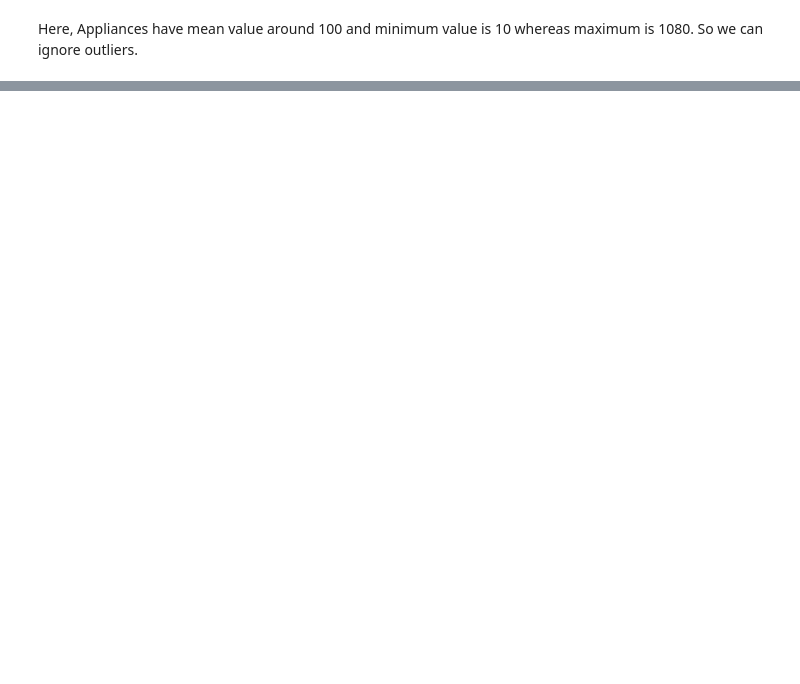
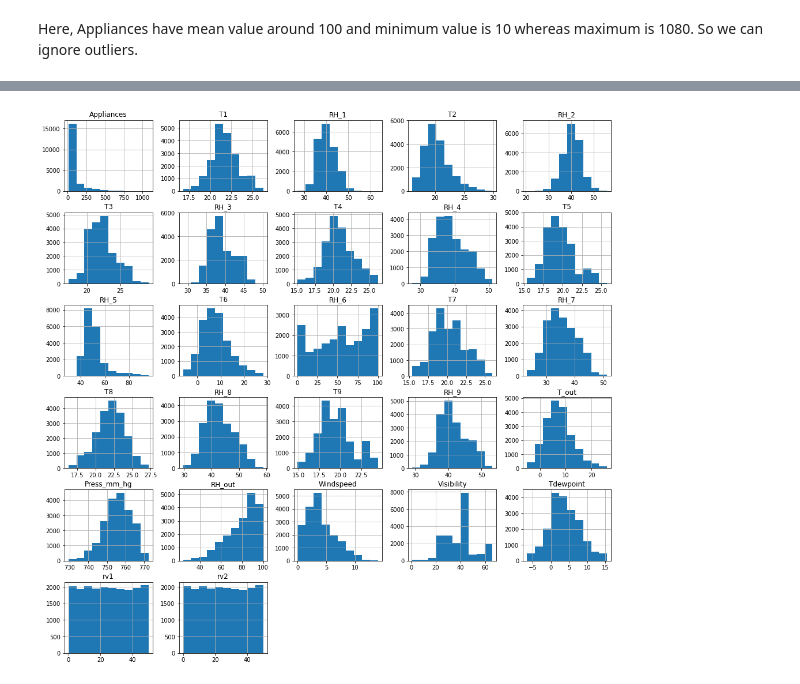
Before and after one commit to meetdelvadiya/Appliance-Energy-Prediction, a Jupyter notebook: Appliance_Energy_Prediction_Project_Meet_Delvadiya.ipynb, the cells around one changed output, grey strips where cells are left out. Drawn from its saved outputs; the diff is of its cells as text; code cells hidden in the pictures; blank space fills up the shorter version.

```diff
--- a/Appliance_Energy_Prediction_Project_Meet_Delvadiya.ipynb
+++ b/Appliance_Energy_Prediction_Project_Meet_Delvadiya.ipynb
@@ -164,0 +202,5 @@ Here, Appliances have mean value around 100 and minimum value is 10 whereas maxi
+# %%
+# Histogram of all the features
+dataset.hist(figsize= (17,17)) ;
+# %% [output]
+[figure, added]
```
Also changed, not shown: parts of 12 cells of this notebook.
